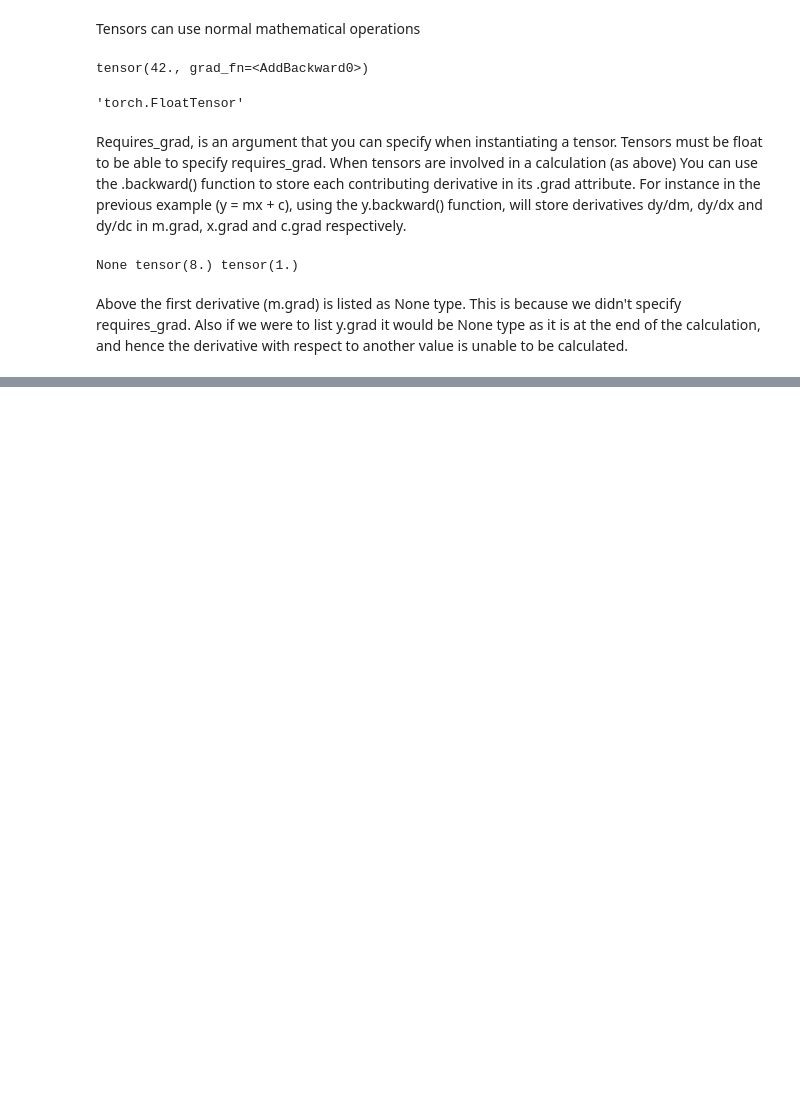
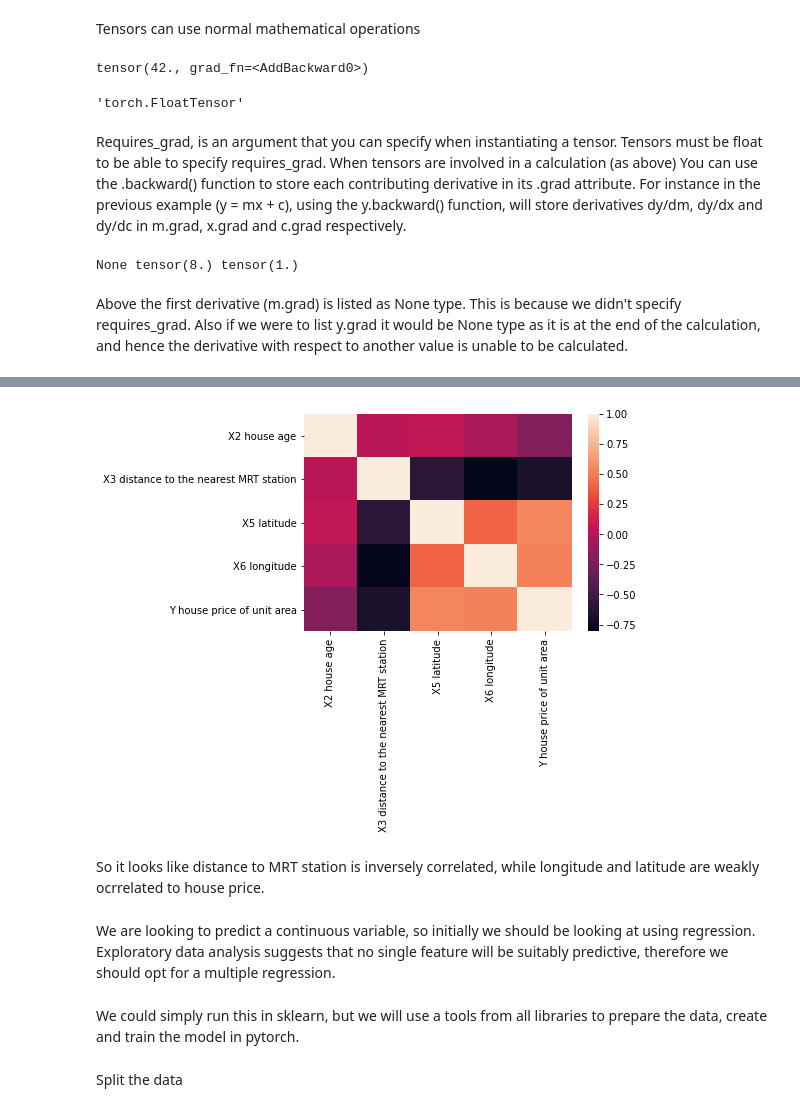
Before and after one commit to johnsonadam187/pytorch_projects, a Jupyter notebook: pytorch_basics.ipynb, the cells around one changed output, grey strips where cells are left out. Cells and saved outputs as stored; diff of their text form; code cells hidden in the pictures; blank space fills up the shorter version.

```diff
--- a/pytorch_basics.ipynb
+++ b/pytorch_basics.ipynb
@@ -69,0 +165,15 @@ y.grad
+# %%
+corr = df1.corr()
+# %%
+sns.heatmap(corr)
+plt.show()
+# %% [output]
+[figure, added]
+# %% [markdown]
+So it looks like distance to MRT station is inversely correlated, while longitude and latitude are weakly ocrrelated to house price.
+# %% [markdown]
+We are looking to predict a continuous variable, so initially we should be looking at using regression. Exploratory data analysis suggests that no single feature will be suitably predictive, therefore we should opt for a multiple regression.
+# %% [markdown]
+We could simply run this in sklearn, but we will use a tools from all libraries to prepare the data, create and train the model in pytorch.
+# %% [markdown]
+Split the data
```
Also changed, not shown: parts of 26 cells of this notebook.
